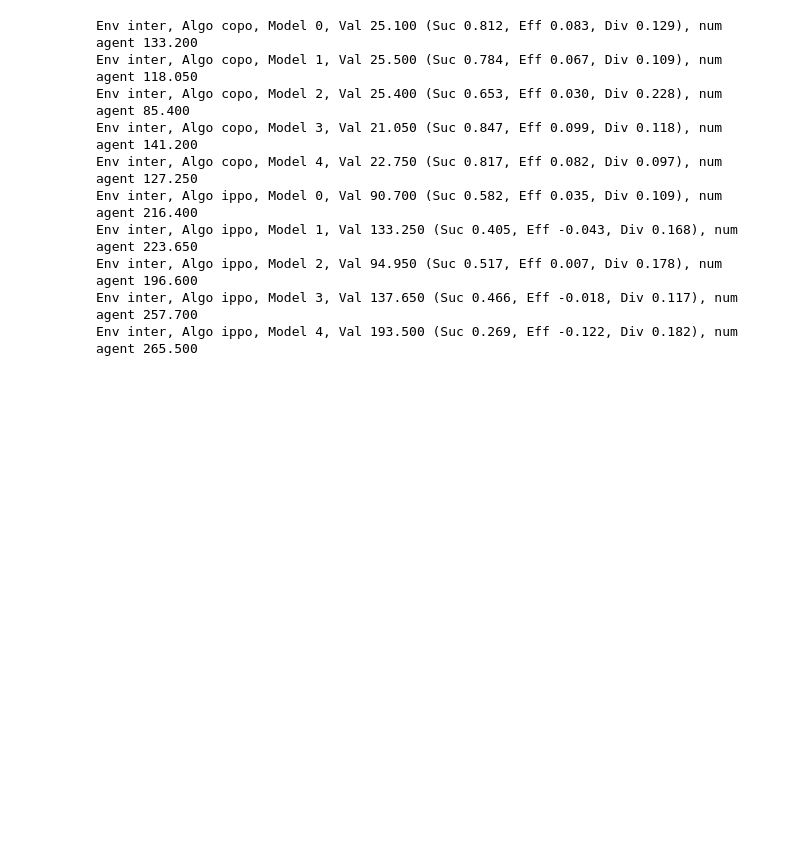
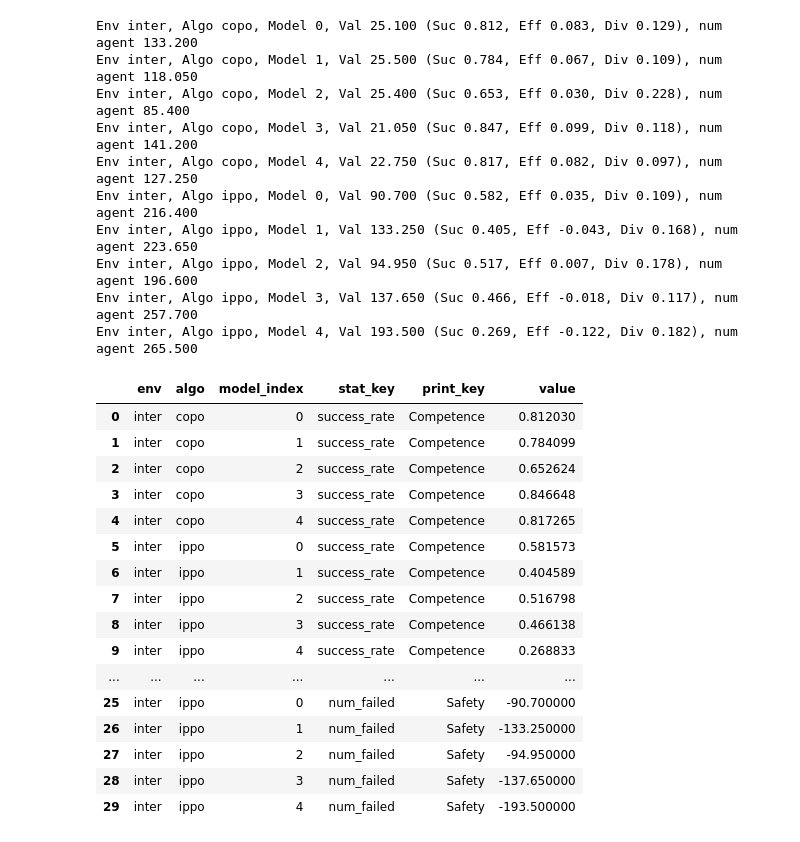
Before and after one commit to decisionforce/CoPO, a Jupyter notebook: copo_code/copo/eval/DrawEvalResult.ipynb, the cells around one changed output. Saved outputs shown, nothing was run; the diff lists cells and outputs as text; code cells hidden in the pictures; blank space fills up the shorter version.

```diff
--- a/copo_code/copo/eval/DrawEvalResult.ipynb
+++ b/copo_code/copo/eval/DrawEvalResult.ipynb
@@ -181,20 +64,12 @@ Saved  copo inter 4
 # %%
-df["num_agents_per_300_steps"] = df["num_agents_success_per_300_steps"] + \
-    df["num_agents_failed_per_300_steps"]
-
-df["fixed_efficiency"] = (df["num_agents_success"] - df["num_agents_crash"] - df["num_agents_out"]) / 1000
-
-df["num_failed"] = df["num_agents_crash"] + df["num_agents_out"]
-
-data_keys = {
-    "success": "Competence",
-}
-
 final_plot_data_from_eval_data = []
 
-stat_key = "fixed_efficiency"
-print_key = "Efficiency"
-for env, gb_env in df.groupby("env"):
+
+# === Success Rate: Number of successes / Number of spawn agents ===
+# This value is recorded directly by evaluation script!
+stat_key = "success_rate"
+print_key = "Competence"
+for env, gb_env in eval_df.groupby("env"):
     for algo, gb in gb_env.groupby('algo'):
         res = []
         for model_index, gbb in gb.groupby("model_index"):
@@ -209,15 +84,21 @@ for env, gb_env in df.groupby("env"):
                 "value": val
             })
 
-stat_key = "coll_step_mean_episode_mean"
-print_key = "Diversity"
-for env, gb_env in df.groupby("env"):
+
+# === Efficiency: The net successes in one episode ===
+# Though we may have different episode length, we use 1000 steps as a general episode length.
+# The "net successes" is the total number of successes minus total number of failures.
+eval_df["fixed_efficiency"] = (
+    eval_df["num_agents_success"] - eval_df["num_agents_crash"] - eval_df["num_agents_out"]
+) / 1000
+stat_key = "fixed_efficiency"
+print_key = "Efficiency"
+for env, gb_env in eval_df.groupby("env"):
     for algo, gb in gb_env.groupby('algo'):
         res = []
         for model_index, gbb in gb.groupby("model_index"):
             val = gbb[stat_key].mean()
-            val = -val
-
+            assert np.isscalar(val)
             final_plot_data_from_eval_data.append({
                 "env": env,
                 "algo": algo,
@@ -228,10 +109,12 @@ for env, gb_env in df.groupby("env"):
             })
 
 
-
+# === Safety: How many failures happen in one episode. ===
+# Failure means an agent terminates without reaching destination.
+eval_df["num_failed"] = eval_df["num_agents_crash"] + eval_df["num_agents_out"]
 stat_key = "num_failed"
 print_key = "Safety"
-for env, gb_env in df.groupby("env"):
+for env, gb_env in eval_df.groupby("env"):
     for algo, gb in gb_env.groupby('algo'):
         res = []
         for model_index, gbb in gb.groupby("model_index"):
@@ -268,4 +151,25 @@ Env inter, Algo ippo, Model 1, Val 133.250 (Suc 0.405, Eff -0.043, Div 0.168), n
 Env inter, Algo ippo, Model 2, Val 94.950 (Suc 0.517, Eff 0.007, Div 0.178), num agent 196.600
 Env inter, Algo ippo, Model 3, Val 137.650 (Suc 0.466, Eff -0.018, Div 0.117), num agent 257.700
 Env inter, Algo ippo, Model 4, Val 193.500 (Suc 0.269, Eff -0.122, Div 0.182), num agent 265.500
+# %%
+final_plot_data_to_plot = pd.DataFrame(final_plot_data_from_eval_data)
+final_plot_data_to_plot
+# %% [output]
+|  | env | algo | model_index | stat_key | print_key | value |
+| 0 | inter | copo | 0 | success_rate | Competence | 0.812030 |
+| 1 | inter | copo | 1 | success_rate | Competence | 0.784099 |
+| 2 | inter | copo | 2 | success_rate | Competence | 0.652624 |
+| 3 | inter | copo | 3 | success_rate | Competence | 0.846648 |
+| 4 | inter | copo | 4 | success_rate | Competence | 0.817265 |
+| 5 | inter | ippo | 0 | success_rate | Competence | 0.581573 |
+| 6 | inter | ippo | 1 | success_rate | Competence | 0.404589 |
+| 7 | inter | ippo | 2 | success_rate | Competence | 0.516798 |
+| 8 | inter | ippo | 3 | success_rate | Competence | 0.466138 |
+| 9 | inter | ippo | 4 | success_rate | Competence | 0.268833 |
+| ... | ... | ... | ... | ... | ... | ... |
+| 25 | inter | ippo | 0 | num_failed | Safety | -90.700000 |
+| 26 | inter | ippo | 1 | num_failed | Safety | -133.250000 |
+| 27 | inter | ippo | 2 | num_failed | Safety | -94.950000 |
+| 28 | inter | ippo | 3 | num_failed | Safety | -137.650000 |
+| 29 | inter | ippo | 4 | num_failed | Safety | -193.500000 |
 # %%
```
Also changed, not shown: parts of 6 cells of this notebook.
